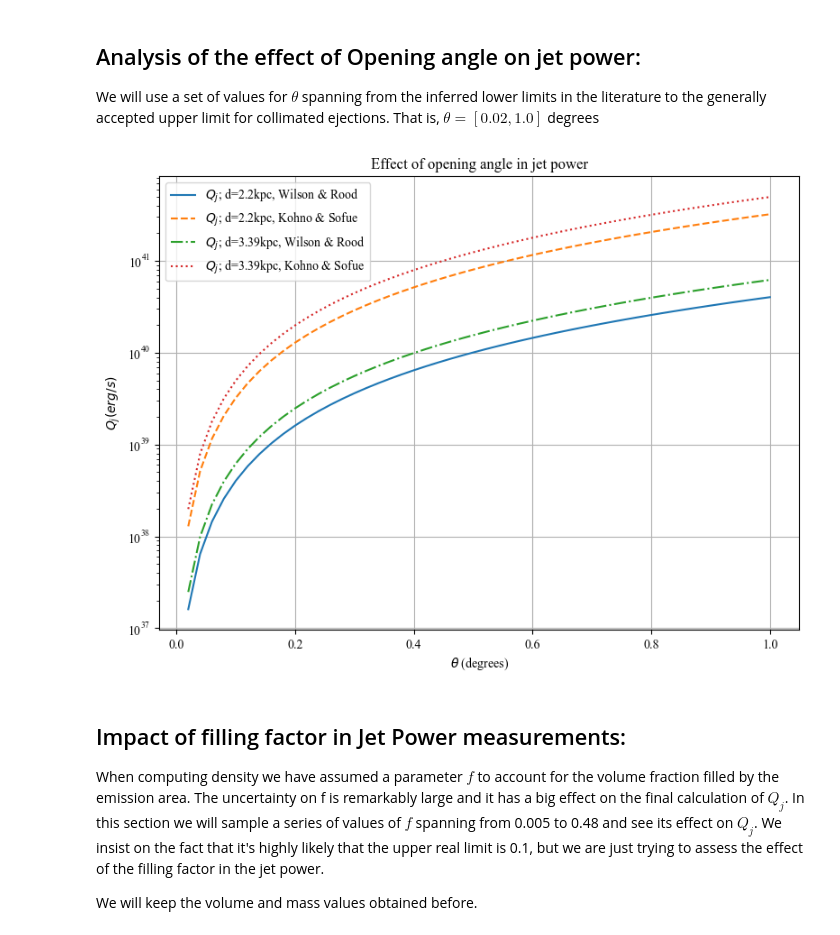
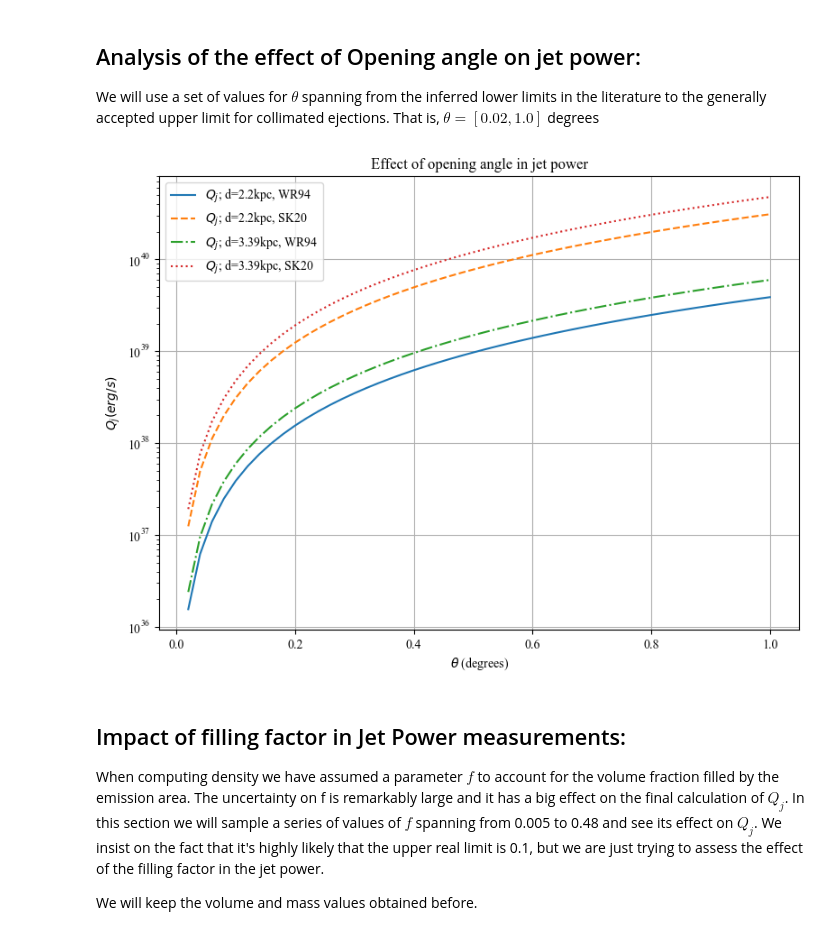
Before and after one commit to paubosch1712/toolsforjetstudies, a Jupyter notebook: jetpower.ipynb, the cells around one changed output. Drawn from its saved outputs; the diff is of its cells as text; code cells hidden in the pictures.

```diff
--- a/jetpower.ipynb
+++ b/jetpower.ipynb
@@ -32,8 +32,8 @@ D_2= 3390.0 * 3.086e18 #pc converted to cm
 dD_2 = 340.0 * 3.086e18 #pc converted to cm
 
 
-tot_V_close = 4./3. * np.pi* (r_app * D_1)**3 *f#cm^3
-tot_V_far = 4./3. * np.pi* (r_app * D_2)**3 *f#cm^3
+tot_V_close = 4./3. * np.pi* (r_app * D_1)**3 #cm^3
+tot_V_far = 4./3. * np.pi* (r_app * D_2)**3 #cm^3
 
 
 err_tot_V_close_plus = np.sqrt((4.*np.pi*r_app**2 *D_1**3 *dr_app)**2 + (4.*np.pi*r_app**3 * D_1**2 * dD_1_plus)**2)
@@ -71,7 +71,7 @@ import astropy.units as u
 # Constants
 m_H = 1.67e-24  # g
 #m_H=1.0
-mu = 2.8
+mu = 2.7
 Msun = 1.989e33  # g
 
 # Inputs
@@ -391,38 +391,38 @@ for theta in theta_values:
     C_3 = np.pi / (4.0 * R_ax**2)
 
     C_1 = ((C_2 / (C_3 * theta**2)) * (((G_x + 1.0) * (G_c - 1.0) * (5.0 - beta)**3) /
             (18.0 * (9.0 * (G_c + (G_c - 1.0) * (C_2 / (4.0 * theta**2))) - 4.0 - beta)))) ** (1.0 / (5.0 - beta))
 
     C_1_values.append(C_1)
     # Compute Q_j values
     Q_j_close_1 = (5.0 / 3.0) ** 3 * (rho_1_close / (C_1**5)) * (L_j_close**2) * v**3
     Q_j_close_2 = (5.0 / 3.0) ** 3 * (rho_2_close / (C_1**5)) * (L_j_close**2) * v**3
     Q_j_far_1 = (5.0 / 3.0) ** 3 * (rho_1_far / (C_1**5)) * (L_j_far**2) * v**3
     Q_j_far_2 = (5.0 / 3.0) ** 3 * (rho_2_far / (C_1**5)) * (L_j_far**2) * v**3
 
     Q_j_close_1_values.append(Q_j_close_1)
     Q_j_close_2_values.append(Q_j_close_2)
     Q_j_far_1_values.append(Q_j_far_1)
     Q_j_far_2_values.append(Q_j_far_2)
 
 # Plot the results
 plt.figure(figsize=(8, 6))
-plt.plot(theta_values * (180.0 / np.pi), Q_j_close_1_values, label=r'$Q_j$; d=2.2kpc, Wilson & Rood', linestyle='-')
-plt.plot(theta_values * (180.0 / np.pi), Q_j_close_2_values, label=r'$Q_j$; d=2.2kpc, Kohno & Sofue', linestyle='--')
-plt.plot(theta_values * (180.0 / np.pi), Q_j_far_1_values, label=r'$Q_j$; d=3.39kpc, Wilson & Rood', linestyle='-.')
-plt.plot(theta_values * (180.0 / np.pi), Q_j_far_2_values, label=r'$Q_j$; d=3.39kpc, Kohno & Sofue', linestyle=':')
+plt.plot(theta_values * (180.0 / np.pi), Q_j_close_1_values, label=r'$Q_j$; d=2.2kpc, WR94', linestyle='-')
+plt.plot(theta_values * (180.0 / np.pi), Q_j_close_2_values, label=r'$Q_j$; d=2.2kpc, SK20', linestyle='--')
+plt.plot(theta_values * (180.0 / np.pi), Q_j_far_1_values, label=r'$Q_j$; d=3.39kpc, WR94', linestyle='-.')
+plt.plot(theta_values * (180.0 / np.pi), Q_j_far_2_values, label=r'$Q_j$; d=3.39kpc, SK20', linestyle=':')
 
 plt.xlabel(r'$\theta$ (degrees)')
 plt.ylabel(r'$Q_j (erg/s)$')
 plt.title(r'Effect of opening angle in jet power')
 plt.legend()
 plt.grid(True)
 plt.yscale('log')  # Optional: log scale if values vary significantly
 plt.tight_layout()
 plt.savefig("jet_power_openingangle.pdf", format="pdf", bbox_inches="tight")
 plt.show()
 # %% [output]
-[figure, old version]
+[figure, new version]
 # %% [markdown]
 ## Impact of filling factor in Jet Power measurements:
 
```
Also changed, not shown: parts of 7 cells of this notebook.
